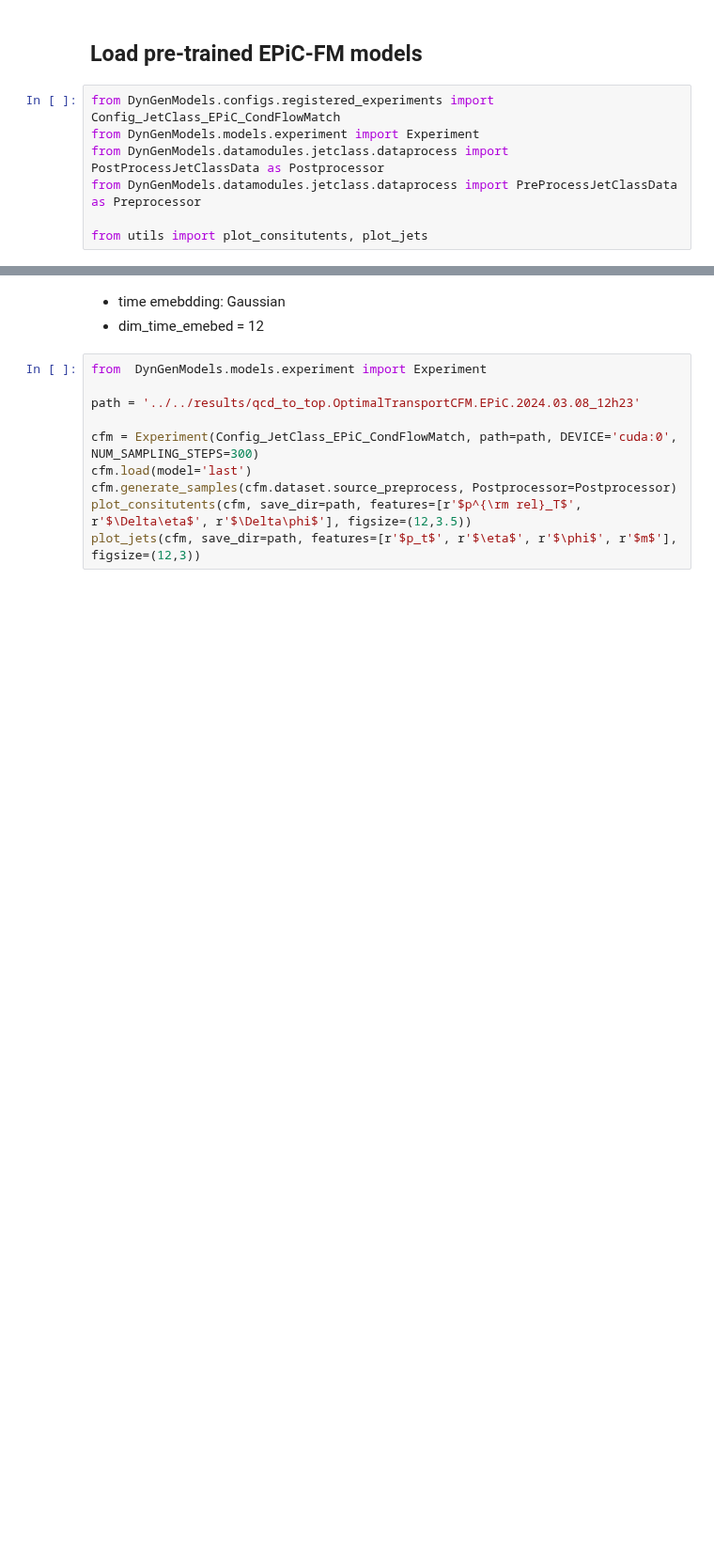
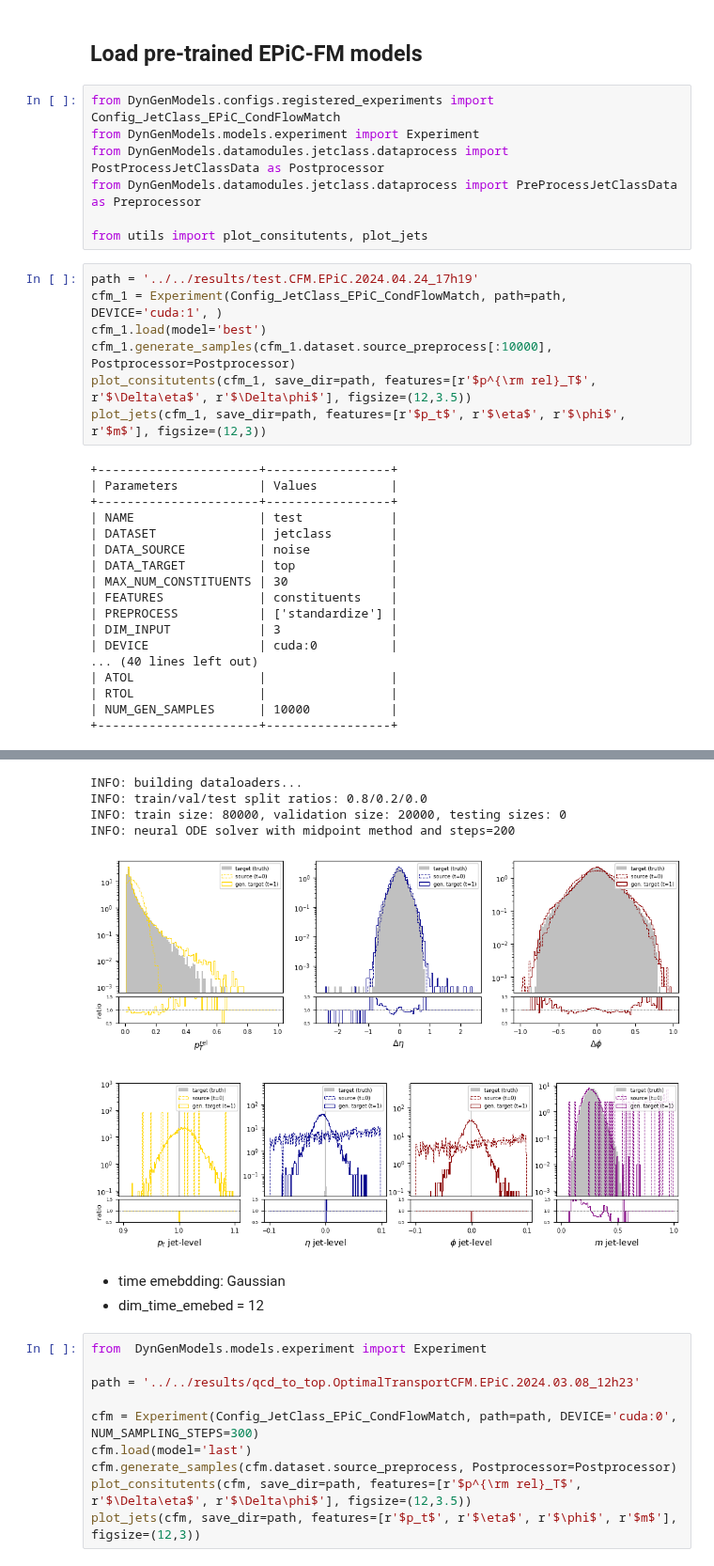
Before and after one commit to dfaroughy/DynGenModels, a Jupyter notebook: experiments/JetClass/jetclass_sample.ipynb, the cells around one changed output, grey strips where cells are left out. Shown at 94% size. Saved outputs shown, nothing was run; the diff lists cells and outputs as text; blank space fills up the shorter version.

```diff
--- a/experiments/JetClass/jetclass_sample.ipynb
+++ b/experiments/JetClass/jetclass_sample.ipynb
@@ -7,3 +7,28 @@ from DynGenModels.datamodules.jetclass.dataprocess import PostProcessJetClassDat
 from DynGenModels.datamodules.jetclass.dataprocess import PreProcessJetClassData as Preprocessor
 
 from utils import plot_consitutents, plot_jets
+# %%
+path = '../../results/test.CFM.EPiC.2024.04.24_17h19'
+cfm_1 = Experiment(Config_JetClass_EPiC_CondFlowMatch, path=path, DEVICE='cuda:1', )
+cfm_1.load(model='best')
+cfm_1.generate_samples(cfm_1.dataset.source_preprocess[:10000], Postprocessor=Postprocessor)
+plot_consitutents(cfm_1, save_dir=path, features=[r'$p^{\rm rel}_T$', r'$\Delta\eta$', r'$\Delta\phi$'], figsize=(12,3.5))
+plot_jets(cfm_1, save_dir=path, features=[r'$p_t$', r'$\eta$', r'$\phi$', r'$m$'], figsize=(12,3))
+# %% [output]
++----------------------+-----------------+
+| Parameters           | Values          |
++----------------------+-----------------+
+| NAME                 | test            |
+| DATASET              | jetclass        |
+| DATA_SOURCE          | noise           |
+| DATA_TARGET          | top             |
+| MAX_NUM_CONSTITUENTS | 30              |
+| FEATURES             | constituents    |
+| PREPROCESS           | ['standardize'] |
+| DIM_INPUT            | 3               |
+| DEVICE               | cuda:0          |
+... (40 lines left out)
+| ATOL                 |                 |
+| RTOL                 |                 |
+| NUM_GEN_SAMPLES      | 10000           |
++----------------------+-----------------+
@@ -10,3 +40,9 @@ from utils import plot_consitutents, plot_jets
+INFO: building dataloaders...
+INFO: train/val/test split ratios: 0.8/0.2/0.0
+INFO: train size: 80000, validation size: 20000, testing sizes: 0
+INFO: neural ODE solver with midpoint method and steps=200
+[figure, added]
+[figure, added]
 # %% [markdown]
 - time emebdding: Gaussian
 - dim_time_emebed = 12
```
Also changed, not shown: parts of 1 cell of this notebook, 7 other files.
